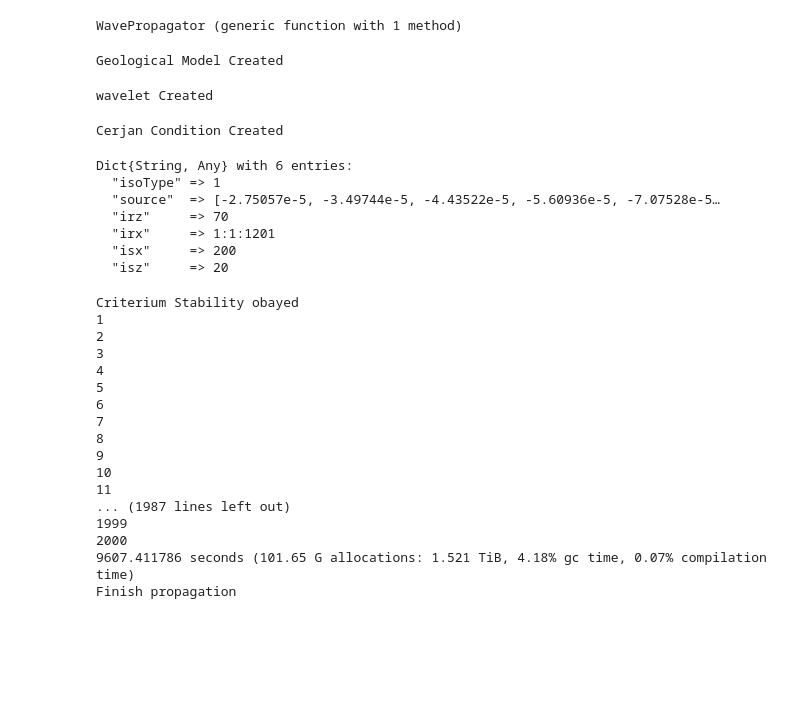
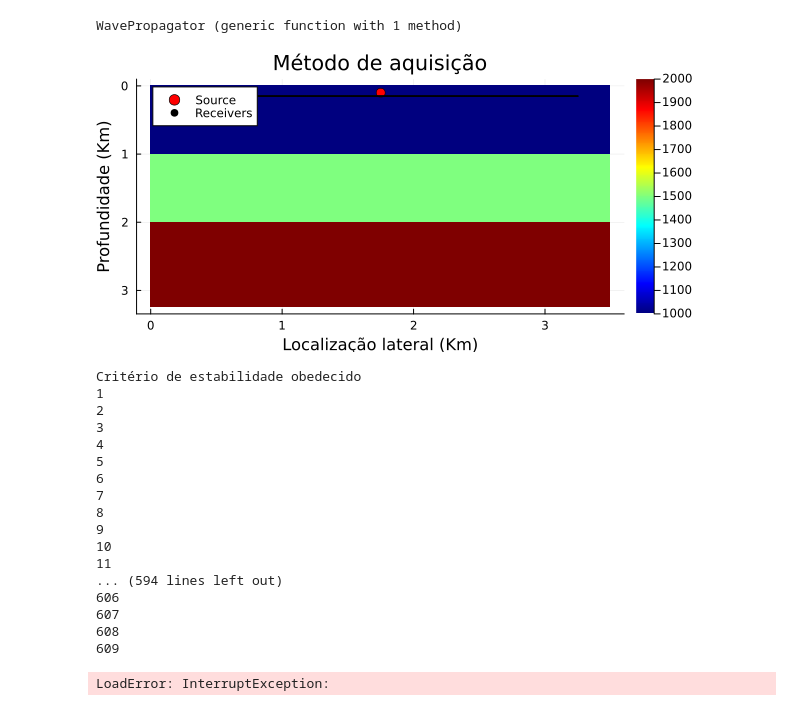
Before and after one commit to MathPhelip/TCC-Coding, a Jupyter notebook: SeismicModelling/General Elastic Wave Propagator 2D - Using Functions to Otimizing Julia Code.ipynb, the cells around one changed output. Drawn from its saved outputs; the diff is of its cells as text; code cells hidden in the pictures; blank space fills up the shorter version.

```diff
--- a/SeismicModelling/General Elastic Wave Propagator 2D - Using Functions to Otimizing Julia Code.ipynb
+++ b/SeismicModelling/General Elastic Wave Propagator 2D - Using Functions to Otimizing Julia Code.ipynb
@@ -400,63 +430,24 @@ function WavePropagator(key_word, nt, dt, geo, eponge, iabmax, aqui)
 end
 # %% [output]
 WavePropagator (generic function with 1 method)
-# %%
-# Criando o modelo geológico (Homogêneo, heterogênio ou importado)
-
-key_word_geo = "importado"
-model_geological = GeologicalModel(key_word_geo)
-println("Geological Model Created")
-# %% [output]
-Geological Model Created
-# %%
-# Criando a assinatura sísmica (Pulso de Ricker)
-
-dt = 0.0005
-nt = 2000
-t = 0:dt:nt*dt
-f_corte = 48
-
-source = wavelet(f_corte, t)
-println("wavelet Created")
-# %% [output]
-wavelet Created
-# %%
-# Computando as condição de Borada de Cerjan
-
-a0 = 0.2
-iabmax = 40
-eponge = CerjanCondition(a0, iabmax)
-println("Cerjan Condition Created")
-# %% [output]
-Cerjan Condition Created
 # %%
 # Característica da aquisição
+aqui = Dict("isz" => 20, "irz" => 30, "isx" => 350 , "irx" => borda:1:model_geological["nx"]-borda, "isoType" => 1, "source" => source)
 
-aqui = Dict("isz" => 20,
-        "irz" => 70,
-        "isx" => 200,
-        "irx" => 1:1:model_geological["nx"],
-        "isoType" => 1,
-        "source" => source)
+p1 = heatmap(range(x[1], stop=x[end], length=length(x)), range(z[1], stop=z[end], length=length(z)), model_geological["cp"],
+    axis=:on, color=:auto,c=:jet, title="Método de aquisição", yflip=true, xlabel="Localização lateral (Km)", ylabel="Profundidade (Km)")
+scatter!([dx*aqui["isx"]/1000], [dz*aqui["isz"]/1000], color=:red, markersize=5, label="Source")
+scatter!([dx*aqui["irx"]/1000], [dz*aqui["irz"]/1000], color=:black, markersize=1, label="Receivers")
+plot(p1, layout=(1,2), size=(600, 300))
 # %% [output]
-Dict{String, Any} with 6 entries:
-  "isoType" => 1
-  "source"  => [-2.75057e-5, -3.49744e-5, -4.43522e-5, -5.60936e-5, -7.07528e-5…
-  "irz"     => 70
-  "irx"     => 1:1:1201
-  "isx"     => 200
-  "isz"     => 20
+[figure, added]
 # %%
-# Propagando a wavelet usando o método das diferenças finitas
+# Propagador 2D via método das diferenças finitas
 
-num_dataset = 1
-key_word_wave = "Elastic"
-
-
-SismP, SismVx, SismVz = @time WavePropagator(key_word_wave, nt, dt, model_geological, eponge, iabmax, aqui)
+pSnap, SismP, SismVx, SismVz = @time WavePropagator(nt, dt, model_geological, aqui, amortecedor)
 println("Finish propagation")
 # %% [output]
-Criterium Stability obayed
+Critério de estabilidade obedecido
 1
 2
 3
@@ -468,9 +459,10 @@ Criterium Stability obayed
 9
 10
 11
-... (1987 lines left out)
-1999
-2000
-9607.411786 seconds (101.65 G allocations: 1.521 TiB, 4.18% gc time, 0.07% compilation time)
-Finish propagation
+... (594 lines left out)
+606
+607
+608
+609
+LoadError: InterruptException:
 # %%
```
Also changed, not shown: parts of 12 cells of this notebook.
